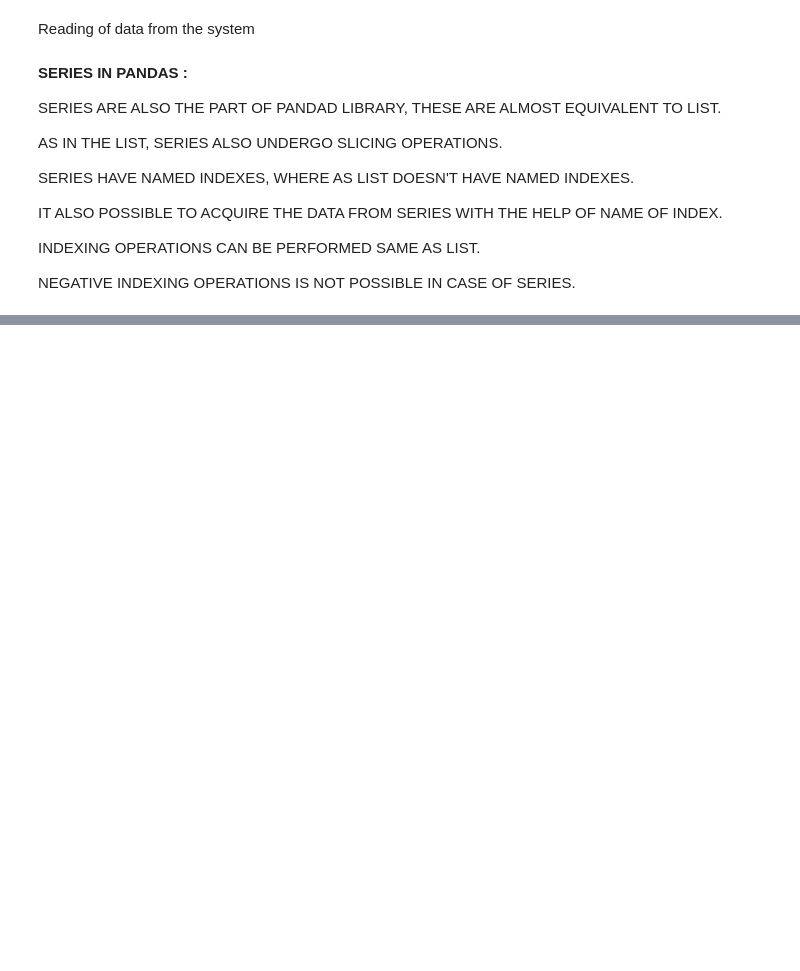
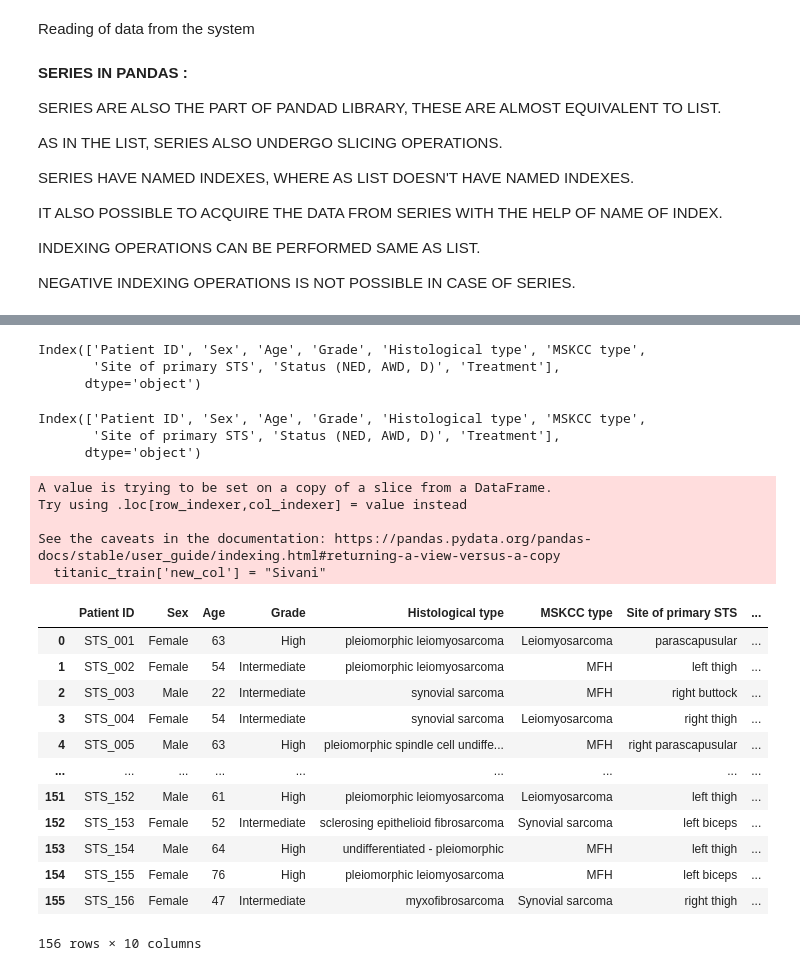
Before and after one commit to Sashi09/Sashi-Python, a Jupyter notebook: Bone_Tumour.ipynb, the cells around one changed output, grey strips where cells are left out. Drawn from its saved outputs; the diff is of its cells as text; code cells hidden in the pictures; blank space fills up the shorter version.

```diff
--- a/Bone_Tumour.ipynb
+++ b/Bone_Tumour.ipynb
@@ -84,0 +680,14 @@ current_directory = os.getcwd()
+# %%
+# Check the actual column names in your DataFrame:
+print(titanic_train.columns)
+# %% [output]
+Index(['Patient ID', 'Sex', 'Age', 'Grade', 'Histological type', 'MSKCC type',
+       'Site of primary STS', 'Status (NED, AWD, D)', 'Treatment'],
+      dtype='object')
+# %%
+print(titanic_train.columns)
+survival_column = 'Survival_Status'
+# %% [output]
+Index(['Patient ID', 'Sex', 'Age', 'Grade', 'Histological type', 'MSKCC type',
+       'Site of primary STS', 'Status (NED, AWD, D)', 'Treatment'],
+      dtype='object')
@@ -84,0 +699,24 @@ current_directory = os.getcwd()
+# %%
+titanic_train['new_col'] = "Sivani"
+# %% [output]
+A value is trying to be set on a copy of a slice from a DataFrame.
+Try using .loc[row_indexer,col_indexer] = value instead
+
+See the caveats in the documentation: https://pandas.pydata.org/pandas-docs/stable/user_guide/indexing.html#returning-a-view-versus-a-copy
+  titanic_train['new_col'] = "Sivani"
+# %%
+titanic_train
+# %% [output]
+|  | Patient ID | Sex | Age | Grade | Histological type | MSKCC type | Site of primary STS | ... |
+| 0 | STS_001 | Female | 63 | High | pleiomorphic leiomyosarcoma | Leiomyosarcoma | parascapusular | ... |
+| 1 | STS_002 | Female | 54 | Intermediate | pleiomorphic leiomyosarcoma | MFH | left thigh | ... |
+| 2 | STS_003 | Male | 22 | Intermediate | synovial sarcoma | MFH | right buttock | ... |
+| 3 | STS_004 | Female | 54 | Intermediate | synovial sarcoma | Leiomyosarcoma | right thigh | ... |
+| 4 | STS_005 | Male | 63 | High | pleiomorphic spindle cell undiffe... | MFH | right parascapusular | ... |
+| ... | ... | ... | ... | ... | ... | ... | ... | ... |
+| 151 | STS_152 | Male | 61 | High | pleiomorphic leiomyosarcoma | Leiomyosarcoma | left thigh | ... |
+| 152 | STS_153 | Female | 52 | Intermediate | sclerosing epithelioid fibrosarcoma | Synovial sarcoma | left biceps | ... |
+| 153 | STS_154 | Male | 64 | High | undifferentiated - pleiomorphic | MFH | left thigh | ... |
+| 154 | STS_155 | Female | 76 | High | pleiomorphic leiomyosarcoma | MFH | left biceps | ... |
+| 155 | STS_156 | Female | 47 | Intermediate | myxofibrosarcoma | Synovial sarcoma | right thigh | ... |
+156 rows × 10 columns
```
Also changed, not shown: parts of 227 cells of this notebook.
